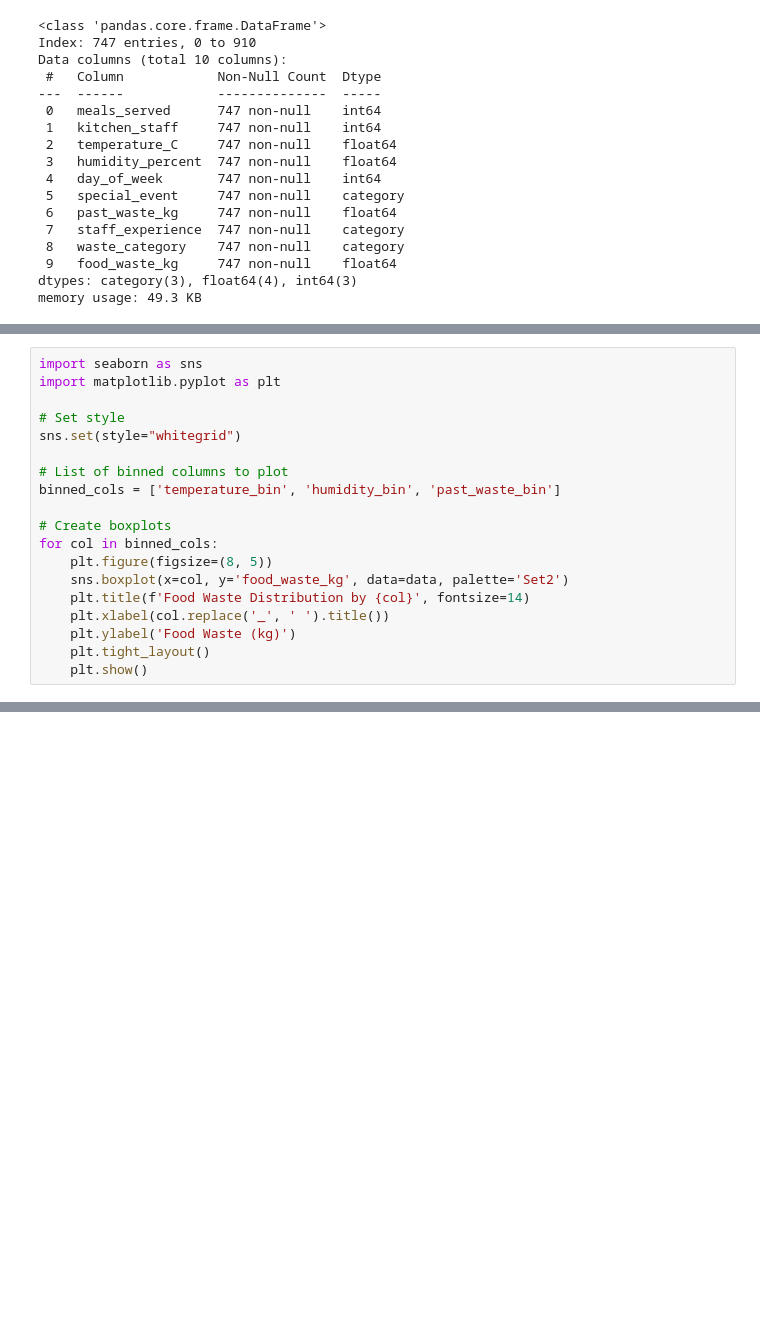
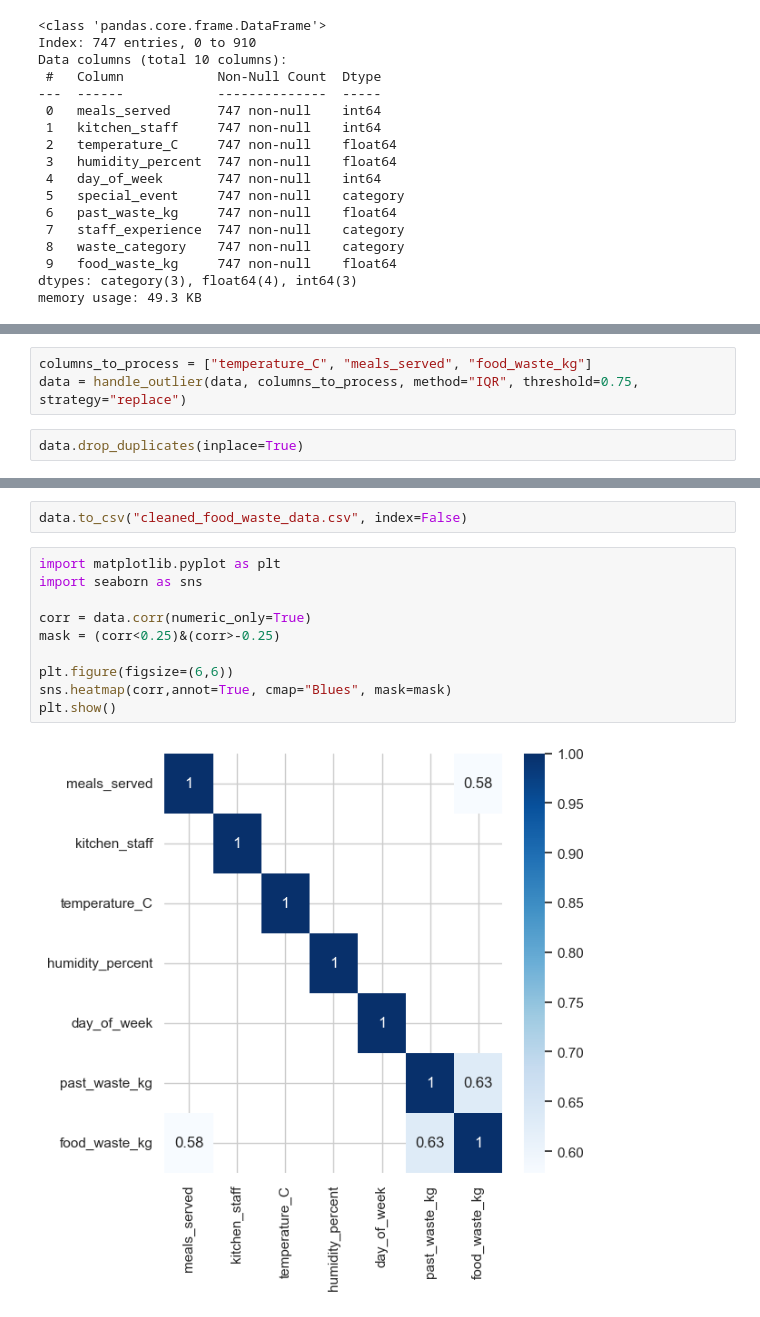
Before and after one commit to christopher-christain/Messy-Food-Waste-Prediction, a Jupyter notebook: notebooks/EDA1.ipynb, the cells around one changed output, grey strips where cells are left out. Saved outputs shown, nothing was run; the diff lists cells and outputs as text; blank space fills up the shorter version.

```diff
--- a/notebooks/EDA1.ipynb
+++ b/notebooks/EDA1.ipynb
@@ -331,19 +249,0 @@ Very High       58.631934  274.328783
-# %%
-import seaborn as sns
-import matplotlib.pyplot as plt
-
-# Set style
-sns.set(style="whitegrid")
-
-# List of binned columns to plot
-binned_cols = ['temperature_bin', 'humidity_bin', 'past_waste_bin']
-
-# Create boxplots
-for col in binned_cols:
-    plt.figure(figsize=(8, 5))
-    sns.boxplot(x=col, y='food_waste_kg', data=data, palette='Set2')
-    plt.title(f'Food Waste Distribution by {col}', fontsize=14)
-    plt.xlabel(col.replace('_', ' ').title())
-    plt.ylabel('Food Waste (kg)')
-    plt.tight_layout()
-    plt.show()
@@ -362,0 +250,5 @@ Passing `palette` without assigning `hue` is deprecated and will be removed in v
+# %%
+columns_to_process = ["temperature_C", "meals_served", "food_waste_kg"]
+data = handle_outlier(data, columns_to_process, method="IQR", threshold=0.75, strategy="replace")
+# %%
+data.drop_duplicates(inplace=True)
@@ -362,0 +271,14 @@ Passing `palette` without assigning `hue` is deprecated and will be removed in v
+# %%
+data.to_csv("cleaned_food_waste_data.csv", index=False)
+# %%
+import matplotlib.pyplot as plt
+import seaborn as sns
+
+corr = data.corr(numeric_only=True)
+mask = (corr<0.25)&(corr>-0.25)
+
+plt.figure(figsize=(6,6))
+sns.heatmap(corr,annot=True, cmap="Blues", mask=mask)
+plt.show()
+# %% [output]
+[figure, added]
```
Also changed, not shown: parts of 8 cells of this notebook, 2 other files.
